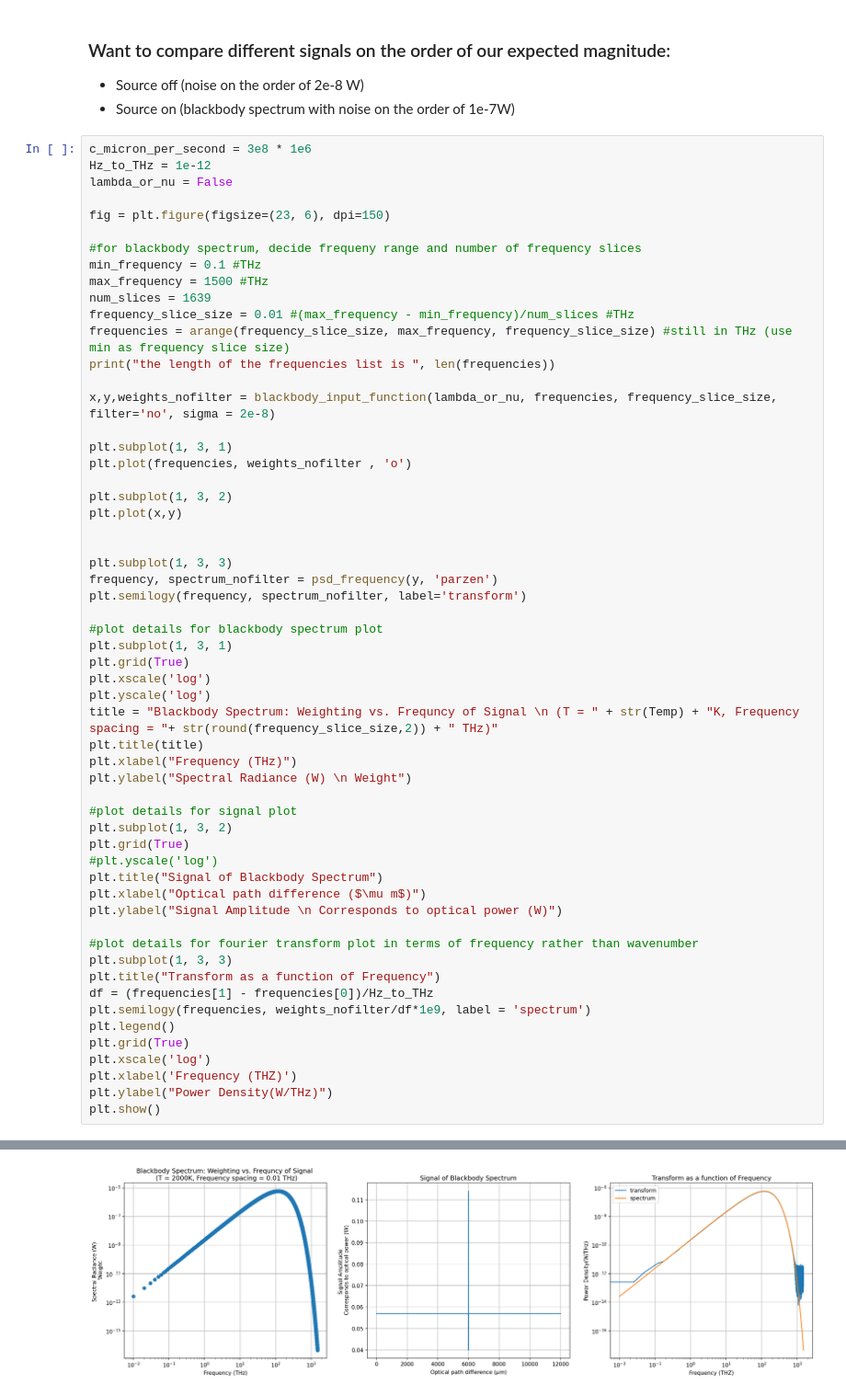
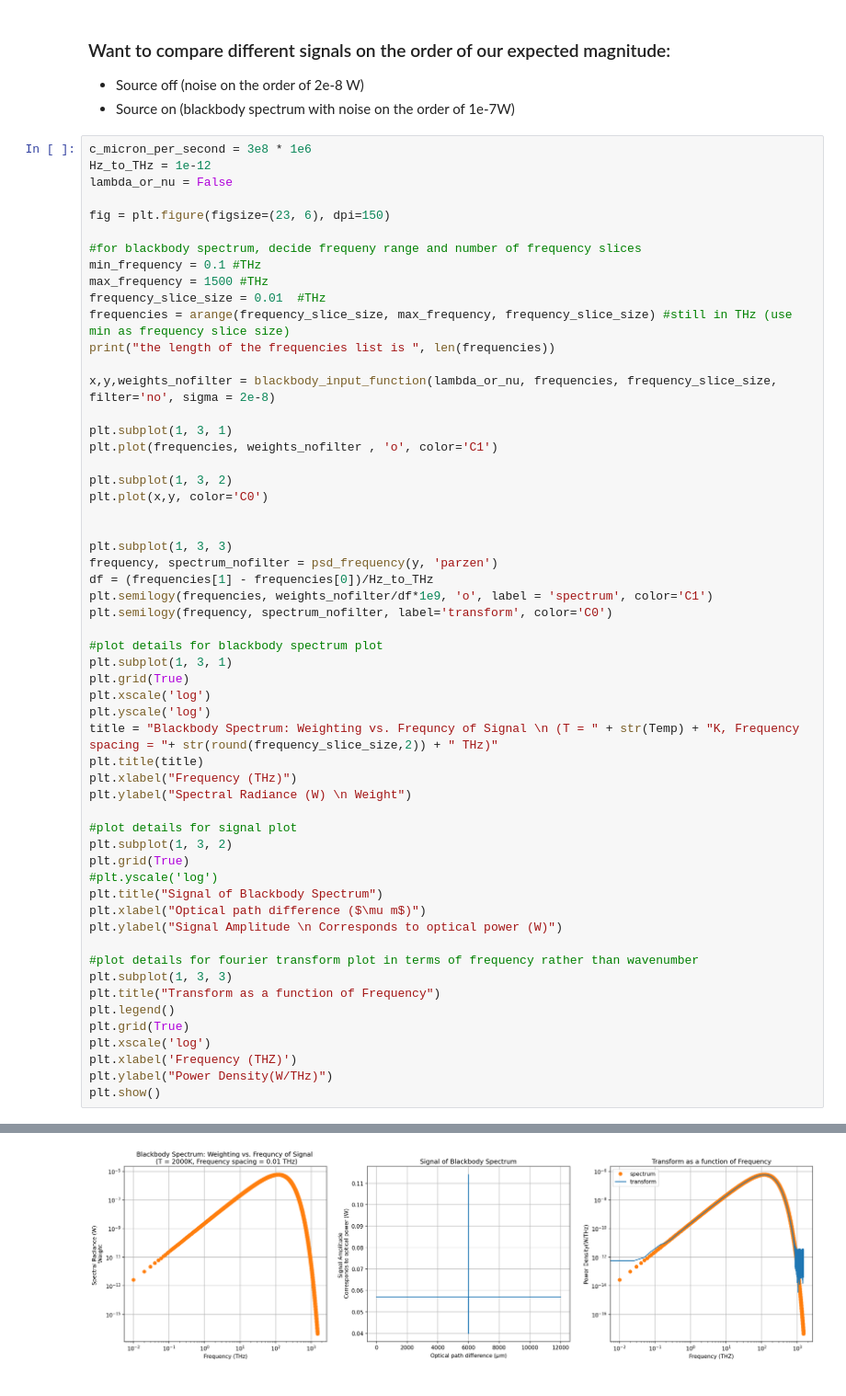
Before and after one commit to nkurinsky/THz-FTS, a Jupyter notebook: python/Notebooks/BBspectrum_FTS_(arbitrary_FrequencyList).ipynb, the cells around one changed output, grey strips where cells are left out. Shown at 92% size. Cells and saved outputs as stored; diff of their text form.

```diff
--- a/python/Notebooks/BBspectrum_FTS_(arbitrary_FrequencyList).ipynb
+++ b/python/Notebooks/BBspectrum_FTS_(arbitrary_FrequencyList).ipynb
@@ -48,54 +48,53 @@ fig = plt.figure(figsize=(23, 6), dpi=150)
 #for blackbody spectrum, decide frequeny range and number of frequency slices
 min_frequency = 0.1 #THz
 max_frequency = 1500 #THz
-num_slices = 1639
-frequency_slice_size = 0.01 #(max_frequency - min_frequency)/num_slices #THz
+frequency_slice_size = 0.01  #THz
 frequencies = arange(frequency_slice_size, max_frequency, frequency_slice_size) #still in THz (use min as frequency slice size)
 print("the length of the frequencies list is ", len(frequencies))
 
 x,y,weights_nofilter = blackbody_input_function(lambda_or_nu, frequencies, frequency_slice_size, filter='no', sigma = 2e-8)
 
 plt.subplot(1, 3, 1)
-plt.plot(frequencies, weights_nofilter , 'o')
+plt.plot(frequencies, weights_nofilter , 'o', color='C1')
 
 plt.subplot(1, 3, 2)
-plt.plot(x,y)
+plt.plot(x,y, color='C0')
 
 
 plt.subplot(1, 3, 3)
 frequency, spectrum_nofilter = psd_frequency(y, 'parzen')
-plt.semilogy(frequency, spectrum_nofilter, label='transform')
+df = (frequencies[1] - frequencies[0])/Hz_to_THz
+plt.semilogy(frequencies, weights_nofilter/df*1e9, 'o', label = 'spectrum', color='C1')
+plt.semilogy(frequency, spectrum_nofilter, label='transform', color='C0')
 
 #plot details for blackbody spectrum plot
 plt.subplot(1, 3, 1)
 plt.grid(True)
 plt.xscale('log')
 plt.yscale('log')
 title = "Blackbody Spectrum: Weighting vs. Frequncy of Signal \n (T = " + str(Temp) + "K, Frequency spacing = "+ str(round(frequency_slice_size,2)) + " THz)"
 plt.title(title)
 plt.xlabel("Frequency (THz)")
 plt.ylabel("Spectral Radiance (W) \n Weight")
 
 #plot details for signal plot
 plt.subplot(1, 3, 2)
 plt.grid(True)
 #plt.yscale('log')
 plt.title("Signal of Blackbody Spectrum")
 plt.xlabel("Optical path difference ($\mu m$)")
 plt.ylabel("Signal Amplitude \n Corresponds to optical power (W)")
 
 #plot details for fourier transform plot in terms of frequency rather than wavenumber
 plt.subplot(1, 3, 3)
 plt.title("Transform as a function of Frequency")
-df = (frequencies[1] - frequencies[0])/Hz_to_THz
-plt.semilogy(frequencies, weights_nofilter/df*1e9, label = 'spectrum')
 plt.legend()
 plt.grid(True)
 plt.xscale('log')
 plt.xlabel('Frequency (THZ)')
 plt.ylabel("Power Density(W/THz)")
 plt.show()
 # %% [output]
 the length of the frequencies list is  149999
-[figure, old version]
+[figure, new version]
 # %%
```
Also changed, not shown: parts of 5 cells of this notebook.
